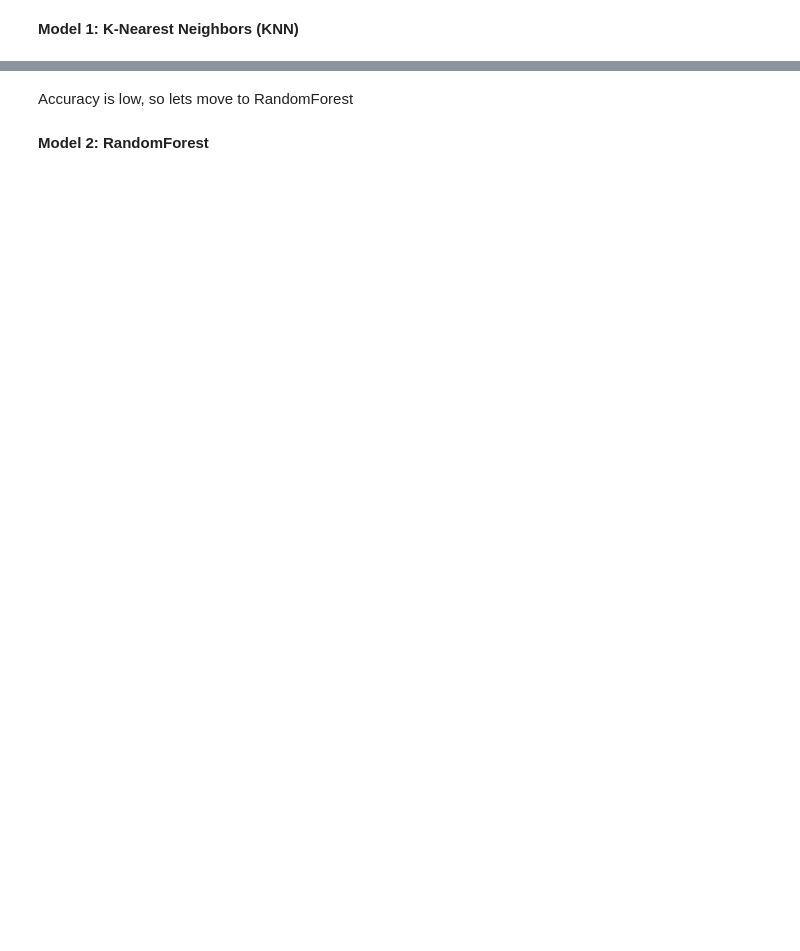
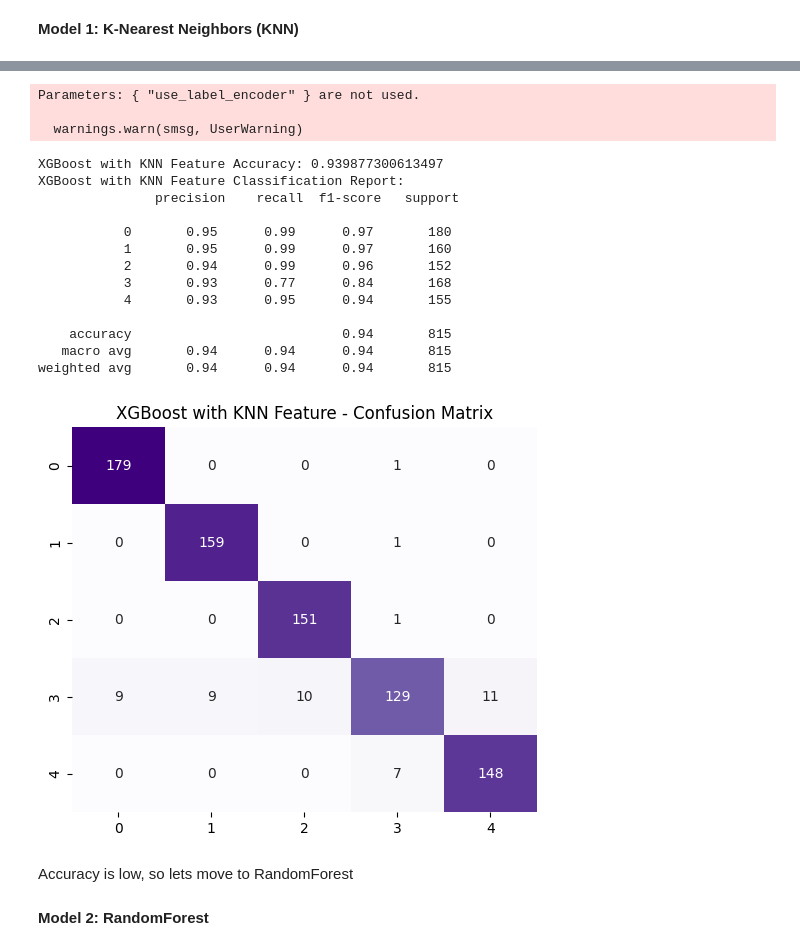
Before and after one commit to vaibhavkundu123/heart_disease_prediction, a Jupyter notebook: ml/model1.ipynb, the cells around one changed output, grey strips where cells are left out. Cells and saved outputs as stored; diff of their text form; code cells hidden in the pictures; blank space fills up the shorter version.

```diff
--- a/ml/model1.ipynb
+++ b/ml/model1.ipynb
@@ -317,3 +373,44 @@ print("Preprocessing steps and KNN model saved successfully.")
+# %%
+# Add KNN predictions as a new feature to the training and test sets
+X_train_with_knn = np.hstack((X_train, knn.predict(X_train).reshape(-1, 1)))
+X_test_with_knn = np.hstack((X_test, knn.predict(X_test).reshape(-1, 1)))
+
+# Initialize the XGBoost model
+xgb_with_knn = XGBClassifier(random_state=42, use_label_encoder=False, eval_metric='mlogloss')
+
+# Fit the model to the training data with the additional KNN feature
+xgb_with_knn.fit(X_train_with_knn, y_train)
+
+# Predict on the test set
+xgb_with_knn_pred = xgb_with_knn.predict(X_test_with_knn)
+
+# Evaluate the XGBoost model with the additional KNN feature
+print("XGBoost with KNN Feature Accuracy:", accuracy_score(y_test, xgb_with_knn_pred))
+print("XGBoost with KNN Feature Classification Report:\n", classification_report(y_test, xgb_with_knn_pred))
+
+# Plot confusion matrix
+plt.figure(figsize=(6,5))
+sns.heatmap(confusion_matrix(y_test, xgb_with_knn_pred), annot=True, fmt="d", cmap="Purples", cbar=False)
+plt.title("XGBoost with KNN Feature - Confusion Matrix")
+plt.show()
+# %% [output]
+Parameters: { "use_label_encoder" } are not used.
+
+  warnings.warn(smsg, UserWarning)
+XGBoost with KNN Feature Accuracy: 0.939877300613497
+XGBoost with KNN Feature Classification Report:
+               precision    recall  f1-score   support
+
+           0       0.95      0.99      0.97       180
+           1       0.95      0.99      0.97       160
+           2       0.94      0.99      0.96       152
+           3       0.93      0.77      0.84       168
+           4       0.93      0.95      0.94       155
+
+    accuracy                           0.94       815
+   macro avg       0.94      0.94      0.94       815
+weighted avg       0.94      0.94      0.94       815
+[figure, added]
 # %% [markdown]
 Accuracy is low, so lets move to RandomForest
 # %% [markdown]
```
Also changed, not shown: parts of 38 cells of this notebook, 11 other files.
